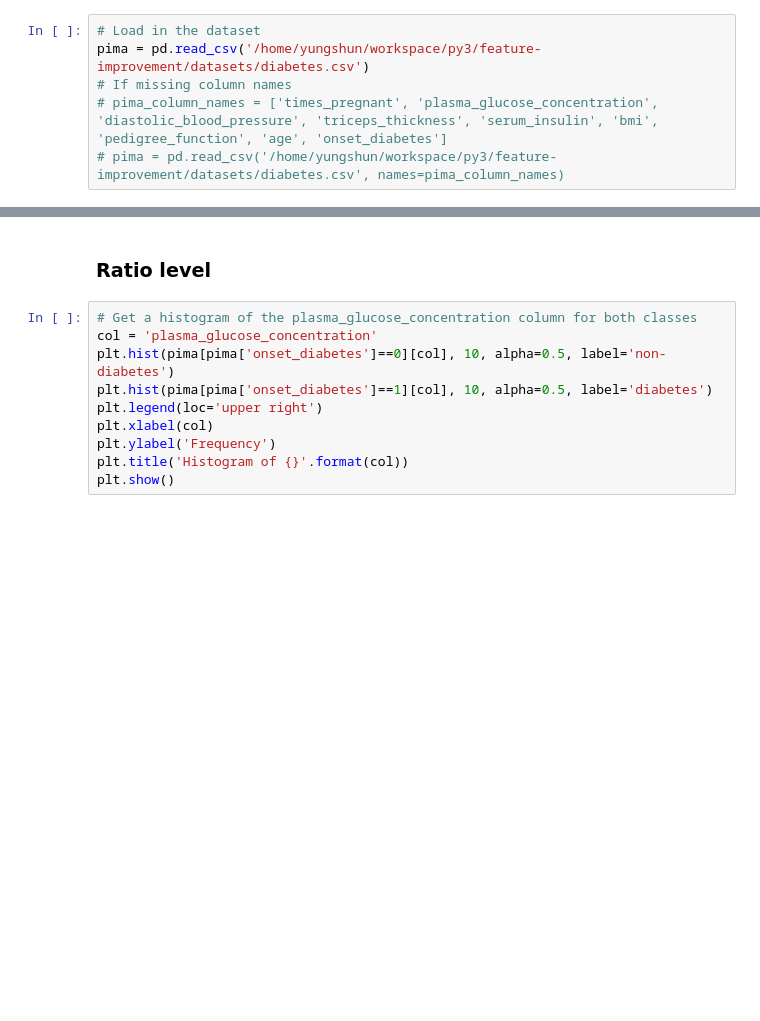
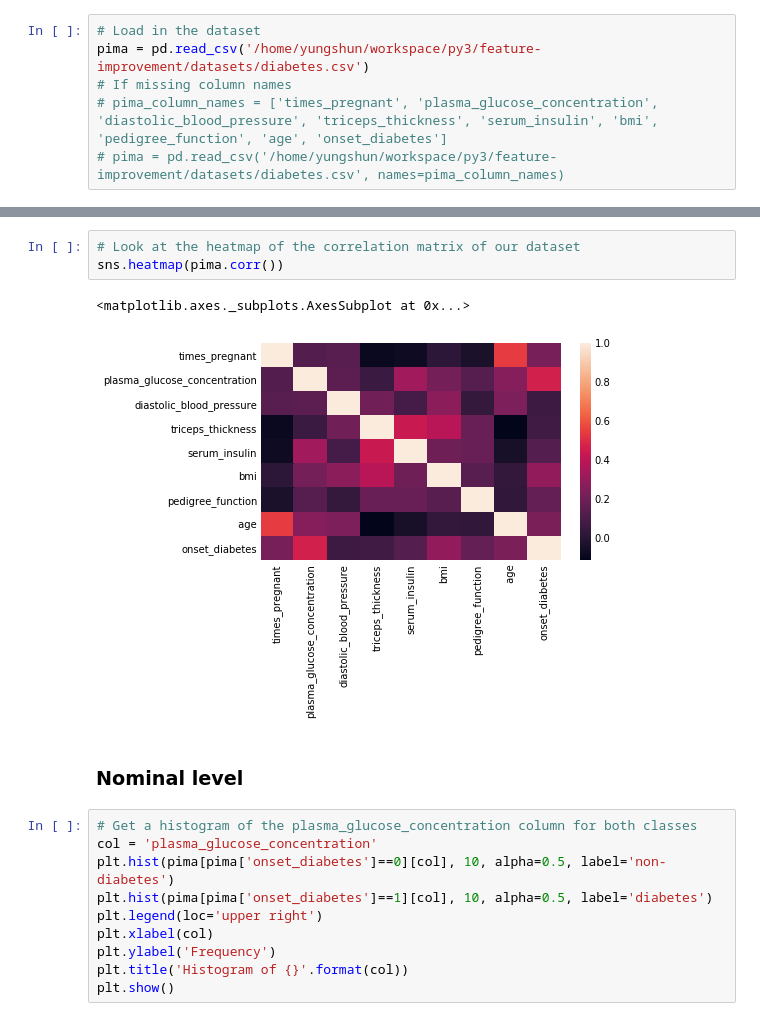
Before and after one commit to yungshun317/feature-improvement, a Jupyter notebook: pima_indians_diabetes_database.ipynb, the cells around one changed output, grey strips where cells are left out. Cells and saved outputs as stored; diff of their text form; blank space fills up the shorter version.

Commit message:
Show the correlation amongst the different columns in the Pima dataset using seaborn.heatmap

```diff
--- a/pima_indians_diabetes_database.ipynb
+++ b/pima_indians_diabetes_database.ipynb
@@ -25,5 +82,11 @@ pima.head()
+# %%
+# Look at the heatmap of the correlation matrix of our dataset
+sns.heatmap(pima.corr())
+# %% [output]
+<matplotlib.axes._subplots.AxesSubplot at 0x...>
+[figure, added]
 # %% [markdown]
-### Ratio level
+### Nominal level
 # %%
 # Get a histogram of the plasma_glucose_concentration column for both classes
 col = 'plasma_glucose_concentration'
```
Also changed, not shown: parts of 8 cells of this notebook.
